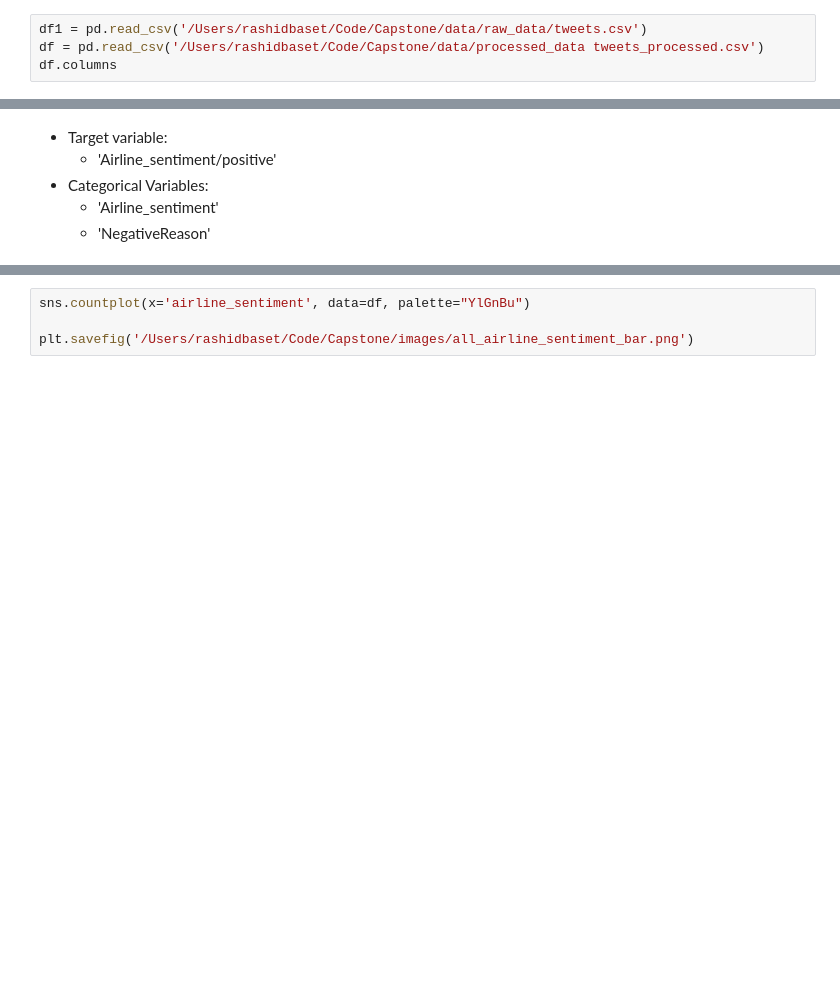
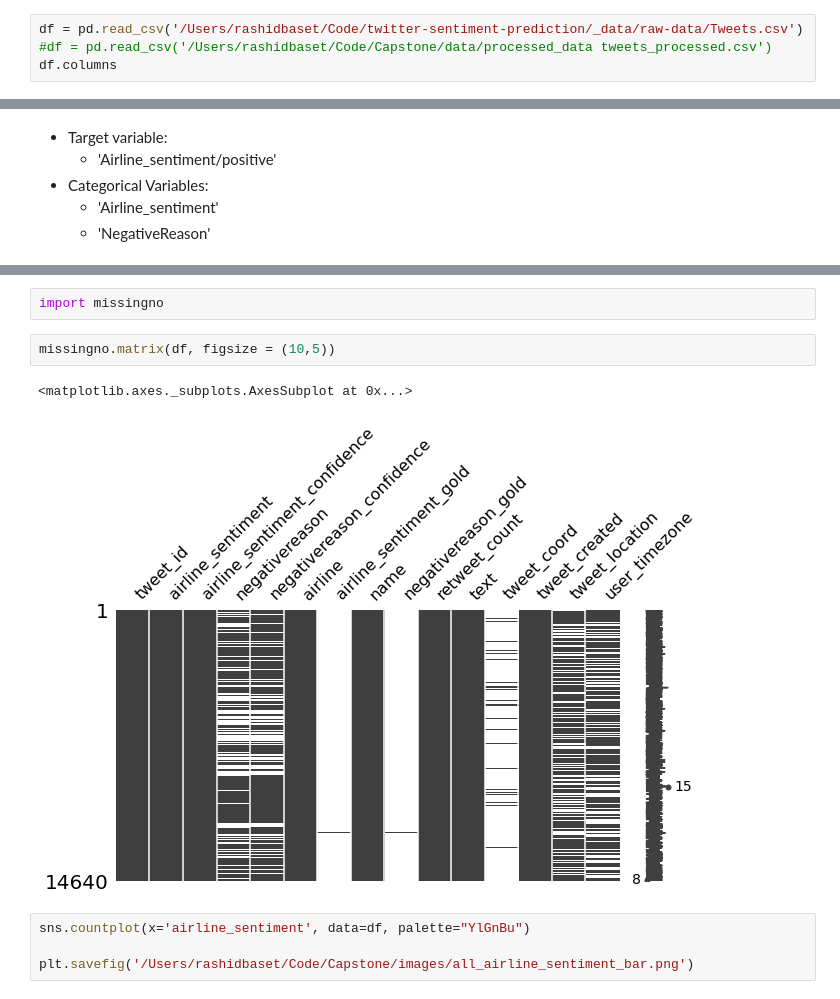
Before and after one commit to rbaset5/twitter-sentiment-prediction, a Jupyter notebook: _code/exploration/EDA.ipynb, the cells around one changed output, grey strips where cells are left out. Drawn from its saved outputs; the diff is of its cells as text; blank space fills up the shorter version.

Commit message:
questions about missing data

```diff
--- a/_code/exploration/EDA.ipynb
+++ b/_code/exploration/EDA.ipynb
@@ -13,7 +13,7 @@ import plotly
 # %%
 #nltk.download('punkt')
 # %%
-df1 = pd.read_csv('/Users/rashidbaset/Code/Capstone/data/raw_data/tweets.csv')
-df = pd.read_csv('/Users/rashidbaset/Code/Capstone/data/processed_data tweets_processed.csv')
+df = pd.read_csv('/Users/rashidbaset/Code/twitter-sentiment-prediction/_data/raw-data/Tweets.csv')
+#df = pd.read_csv('/Users/rashidbaset/Code/Capstone/data/processed_data tweets_processed.csv')
 df.columns
 # %% [output]
@@ -55,3 +74,10 @@ df.tail(3)
+# %%
+import missingno
+# %%
+missingno.matrix(df, figsize = (10,5))
+# %% [output]
+<matplotlib.axes._subplots.AxesSubplot at 0x...>
+[figure, added]
 # %%
 sns.countplot(x='airline_sentiment', data=df, palette="YlGnBu")
 
```
Also changed, not shown: parts of 3 cells of this notebook.
